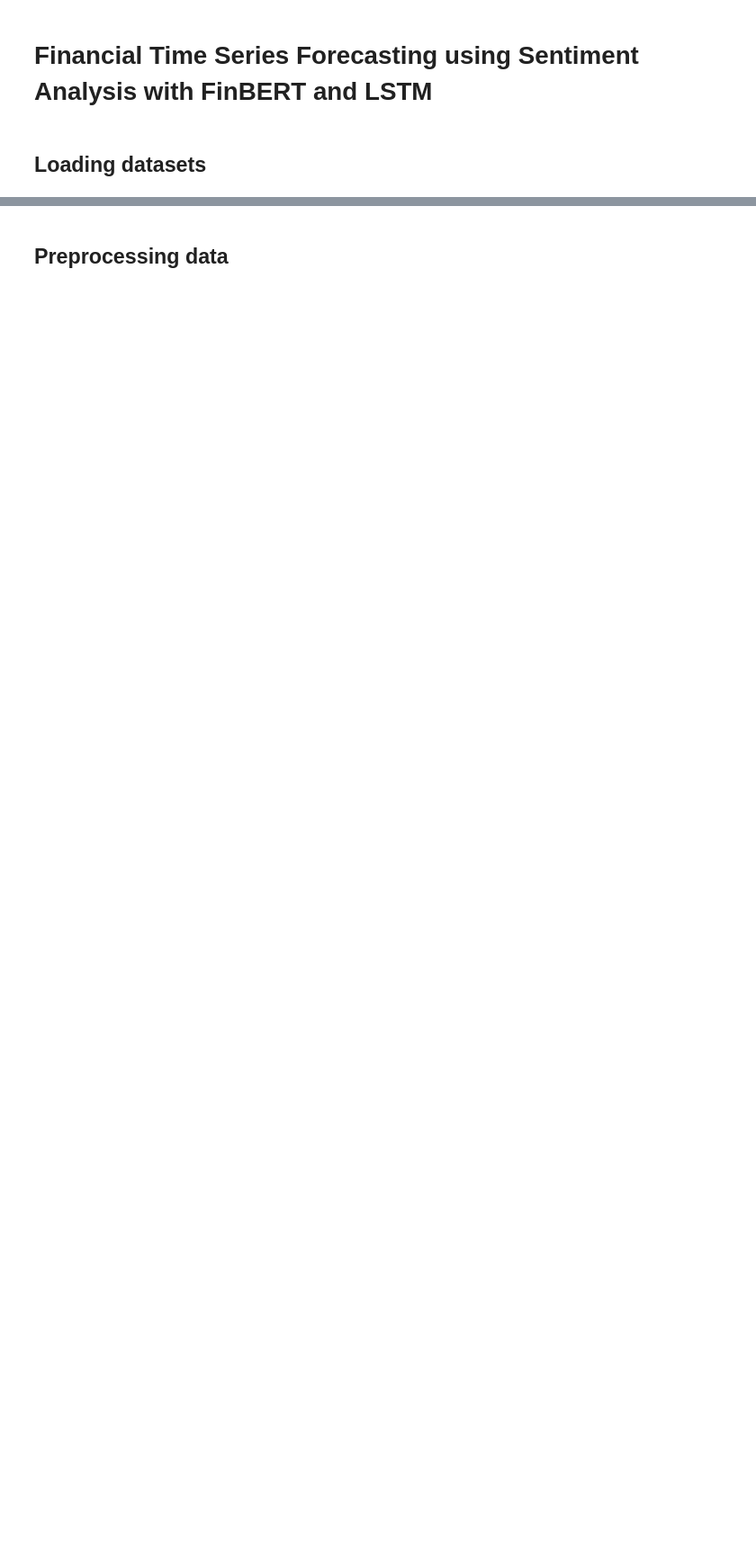
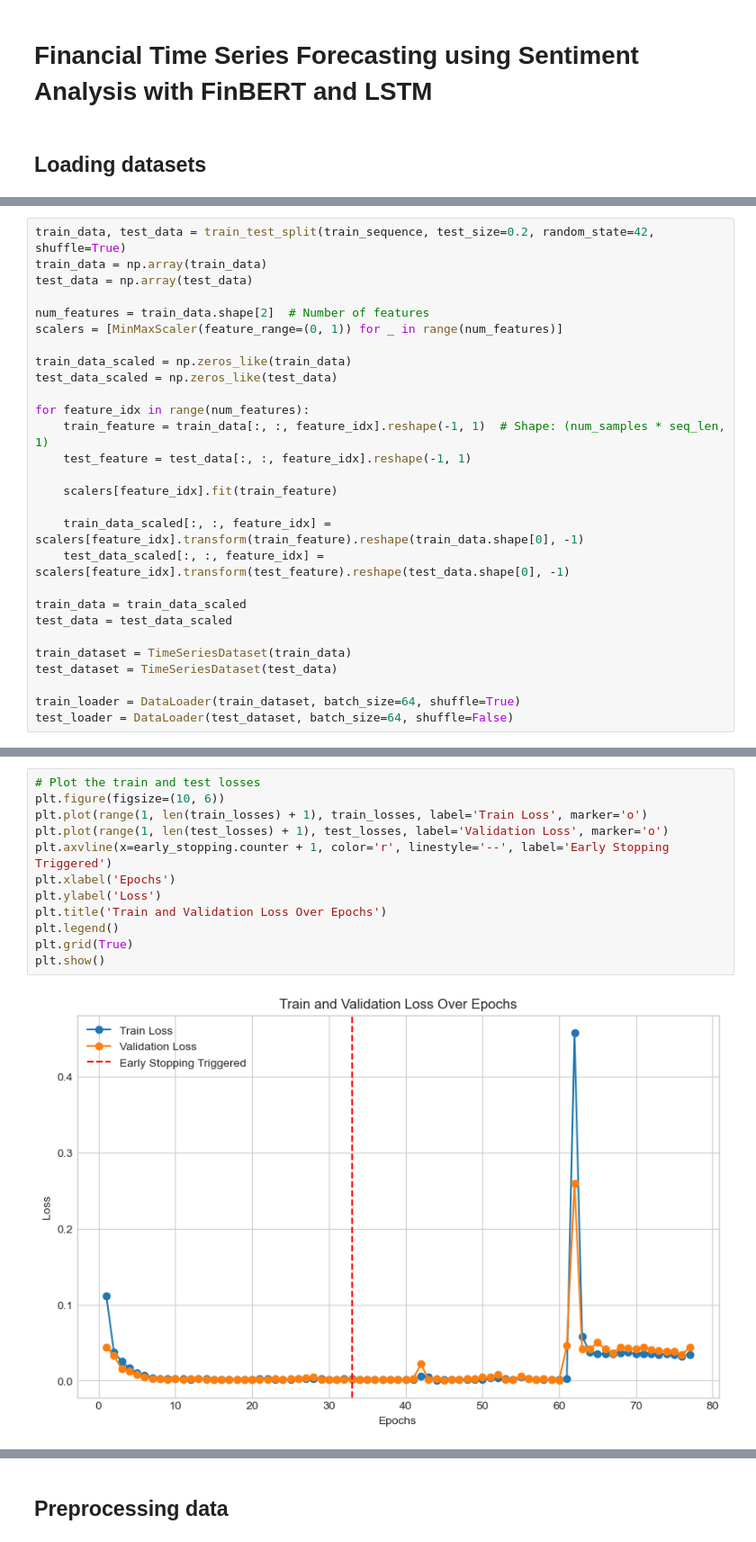
Before and after one commit to rrrbbb1/lstm-stock-prediction, a Jupyter notebook: notebook.ipynb, the cells around one changed output, grey strips where cells are left out. Shown at 90% size. Drawn from its saved outputs; the diff is of its cells as text; blank space fills up the shorter version.

```diff
--- a/notebook.ipynb
+++ b/notebook.ipynb
@@ -381,0 +738,28 @@ news = sentiment_labelling(news)
+# %%
+train_data, test_data = train_test_split(train_sequence, test_size=0.2, random_state=42, shuffle=True)
+train_data = np.array(train_data)
+test_data = np.array(test_data)
+
+num_features = train_data.shape[2]  # Number of features
+scalers = [MinMaxScaler(feature_range=(0, 1)) for _ in range(num_features)]
+
+train_data_scaled = np.zeros_like(train_data)
+test_data_scaled = np.zeros_like(test_data)
+
+for feature_idx in range(num_features):
+    train_feature = train_data[:, :, feature_idx].reshape(-1, 1)  # Shape: (num_samples * seq_len, 1)
+    test_feature = test_data[:, :, feature_idx].reshape(-1, 1)
+
+    scalers[feature_idx].fit(train_feature)
+
+    train_data_scaled[:, :, feature_idx] = scalers[feature_idx].transform(train_feature).reshape(train_data.shape[0], -1)
+    test_data_scaled[:, :, feature_idx] = scalers[feature_idx].transform(test_feature).reshape(test_data.shape[0], -1)
+
+train_data = train_data_scaled
+test_data = test_data_scaled
+
+train_dataset = TimeSeriesDataset(train_data)
+test_dataset = TimeSeriesDataset(test_data)
+
+train_loader = DataLoader(train_dataset, batch_size=64, shuffle=True)
+test_loader = DataLoader(test_dataset, batch_size=64, shuffle=False)
@@ -381,0 +870,14 @@ news = sentiment_labelling(news)
+# %%
+# Plot the train and test losses
+plt.figure(figsize=(10, 6))
+plt.plot(range(1, len(train_losses) + 1), train_losses, label='Train Loss', marker='o')
+plt.plot(range(1, len(test_losses) + 1), test_losses, label='Validation Loss', marker='o')
+plt.axvline(x=early_stopping.counter + 1, color='r', linestyle='--', label='Early Stopping Triggered')
+plt.xlabel('Epochs')
+plt.ylabel('Loss')
+plt.title('Train and Validation Loss Over Epochs')
+plt.legend()
+plt.grid(True)
+plt.show()
+# %% [output]
+[figure, added]
```
Also changed, not shown: parts of 90 cells of this notebook, 5 other files.
